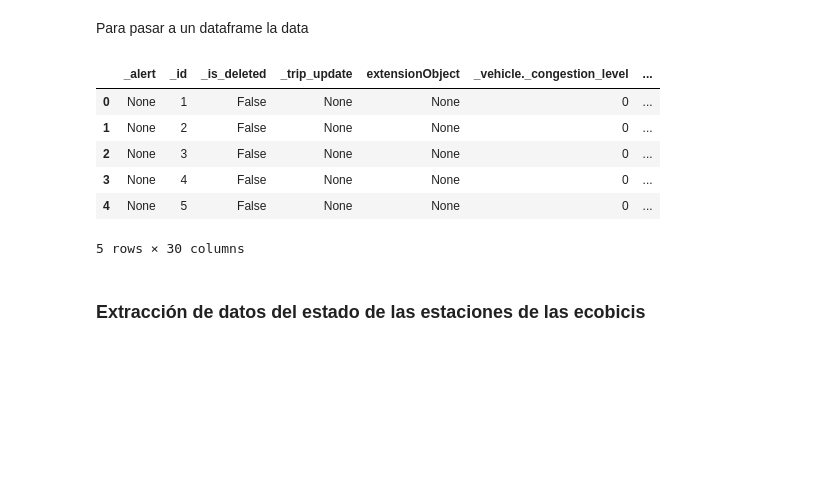
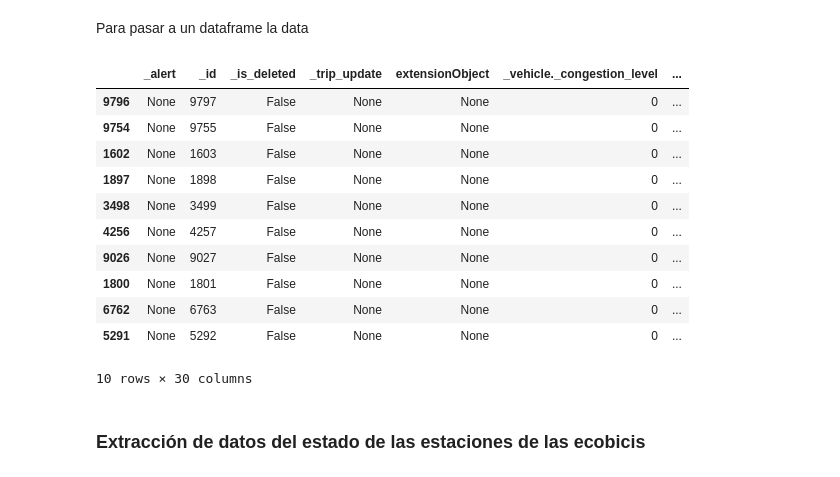
Before and after one commit to c-gonzalez-a/DataEngineeringCoder, a Jupyter notebook: main.ipynb, the cells around one changed output. Drawn from its saved outputs; the diff is of its cells as text; code cells hidden in the pictures; blank space fills up the shorter version.

```diff
--- a/main.ipynb
+++ b/main.ipynb
@@ -122,15 +136,20 @@ Para pasar a un dataframe la data
 # %%
 # Para pasar el json a una dataframe
 df_busPositions = pd.json_normalize(json_busData['_entity'])
-df_busPositions.head()
+df_busPositions.sample(n=10)
 # %% [output]
 |  | _alert | _id | _is_deleted | _trip_update | extensionObject | _vehicle._congestion_level | ... |
-| 0 | None | 1 | False | None | None | 0 | ... |
-| 1 | None | 2 | False | None | None | 0 | ... |
-| 2 | None | 3 | False | None | None | 0 | ... |
-| 3 | None | 4 | False | None | None | 0 | ... |
-| 4 | None | 5 | False | None | None | 0 | ... |
+| 9796 | None | 9797 | False | None | None | 0 | ... |
+| 9754 | None | 9755 | False | None | None | 0 | ... |
+| 1602 | None | 1603 | False | None | None | 0 | ... |
+| 1897 | None | 1898 | False | None | None | 0 | ... |
+| 3498 | None | 3499 | False | None | None | 0 | ... |
+| 4256 | None | 4257 | False | None | None | 0 | ... |
+| 9026 | None | 9027 | False | None | None | 0 | ... |
+| 1800 | None | 1801 | False | None | None | 0 | ... |
+| 6762 | None | 6763 | False | None | None | 0 | ... |
+| 5291 | None | 5292 | False | None | None | 0 | ... |
-5 rows × 30 columns
+10 rows × 30 columns
 # %% [markdown]
 ### Extracción de datos del estado de las estaciones de las ecobicis
 # %%
```
Also changed, not shown: parts of 5 cells of this notebook.
